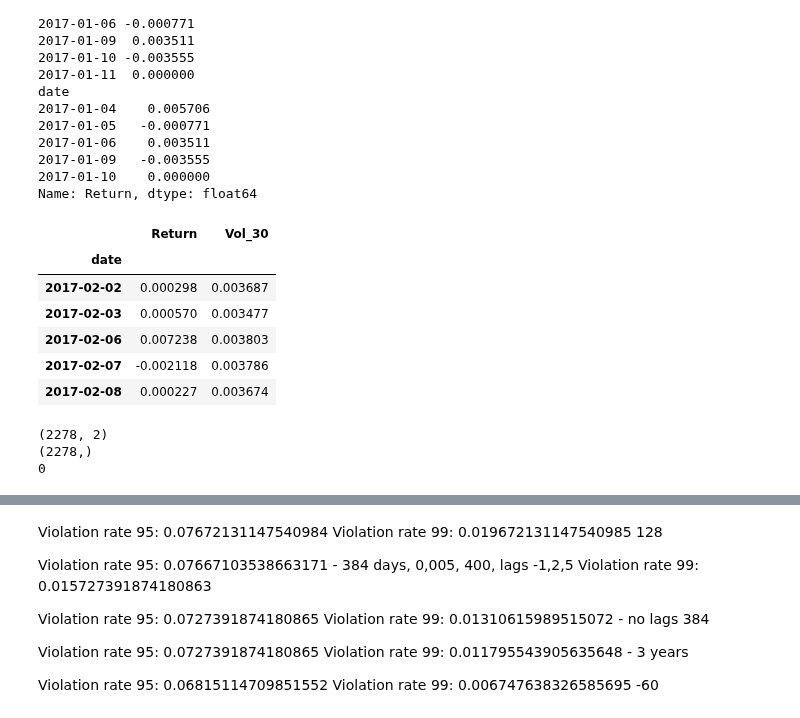
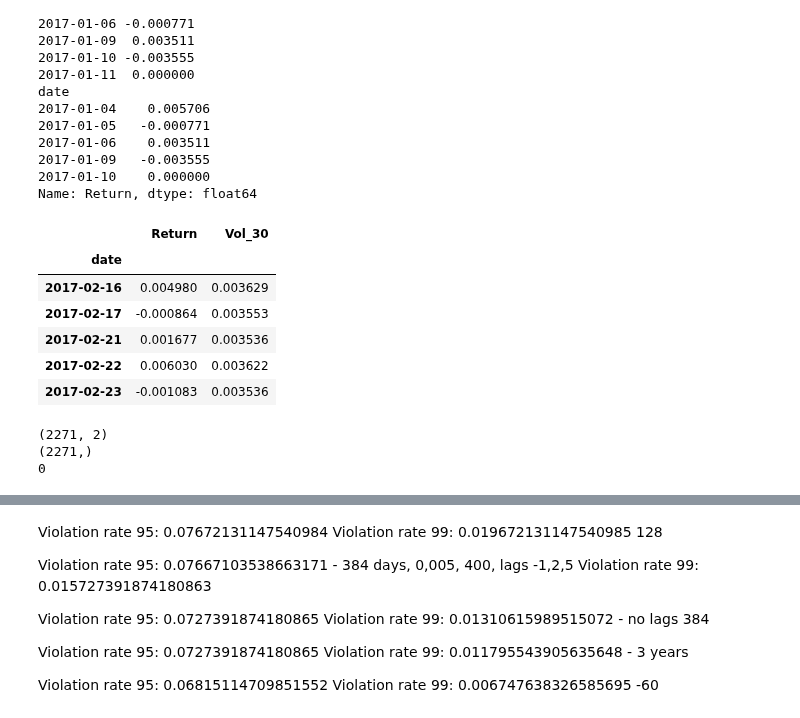
Before and after one commit to pe5kataa/sentiment-enhanced-risk-engine, a Jupyter notebook: sentiment-enhanced-risk-engine/notebooks/01_baseline_var_es.ipynb, the cells around one changed output, grey strips where cells are left out. Saved outputs shown, nothing was run; the diff lists cells and outputs as text; code cells hidden in the pictures.

```diff
--- a/sentiment-enhanced-risk-engine/notebooks/01_baseline_var_es.ipynb
+++ b/sentiment-enhanced-risk-engine/notebooks/01_baseline_var_es.ipynb
@@ -115,23 +115,23 @@ Name: Return, dtype: float64
 # %%
 #Adding Volatility Feature
 #Shift by 1, so Return at t is not included in the Vol calculation at Time t
-prices_sp500['Vol_30'] = prices_sp500['Return'].rolling(20).std().shift(1)
+prices_sp500['Vol_30'] = prices_sp500['Return'].rolling(30).std().shift(1)
 prices_sp500 = prices_sp500.dropna()
 
 #Add Volatility to Training Data
 X['Vol_30'] = prices_sp500['Vol_30']
 X = X.dropna()
 y = y.reindex(X.index)
 
 X.head()
 # %% [output]
 |  | Return | Vol_30 |
 | date |  |  |
-| 2017-02-02 | 0.000298 | 0.003687 |
-| 2017-02-03 | 0.000570 | 0.003477 |
-| 2017-02-06 | 0.007238 | 0.003803 |
-| 2017-02-07 | -0.002118 | 0.003786 |
-| 2017-02-08 | 0.000227 | 0.003674 |
+| 2017-02-16 | 0.004980 | 0.003629 |
+| 2017-02-17 | -0.000864 | 0.003553 |
+| 2017-02-21 | 0.001677 | 0.003536 |
+| 2017-02-22 | 0.006030 | 0.003622 |
+| 2017-02-23 | -0.001083 | 0.003536 |
 # %%
 from ngboost import NGBoost
 from ngboost.distns import T
@@ -145,8 +145,8 @@ print(y.shape)
 
 print(y.isna().sum())
 # %% [output]
-(2278, 2)
-(2278,)
+(2271, 2)
+(2271,)
 0
 # %%
 def run_expanding_backtest_ngboost(X, y, start_test_idx, var_levels, es_mc_samples):
```
Also changed, not shown: parts of 10 cells of this notebook, 4 other files.
